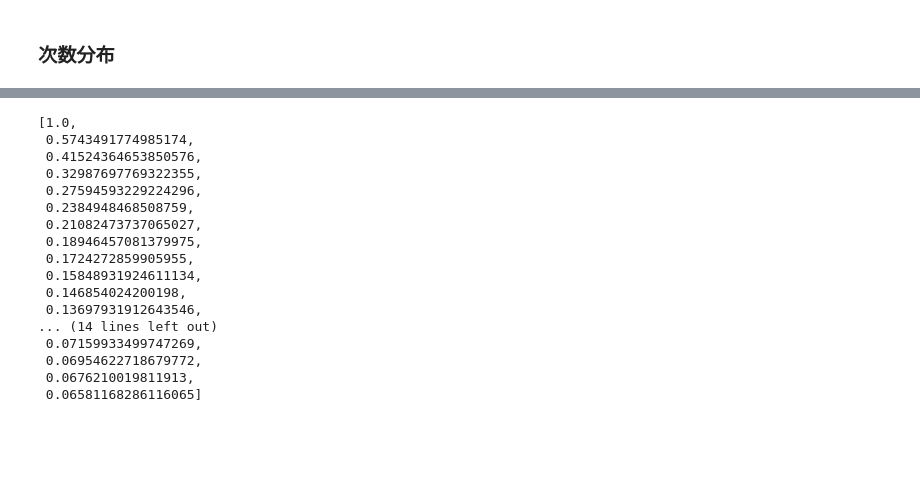
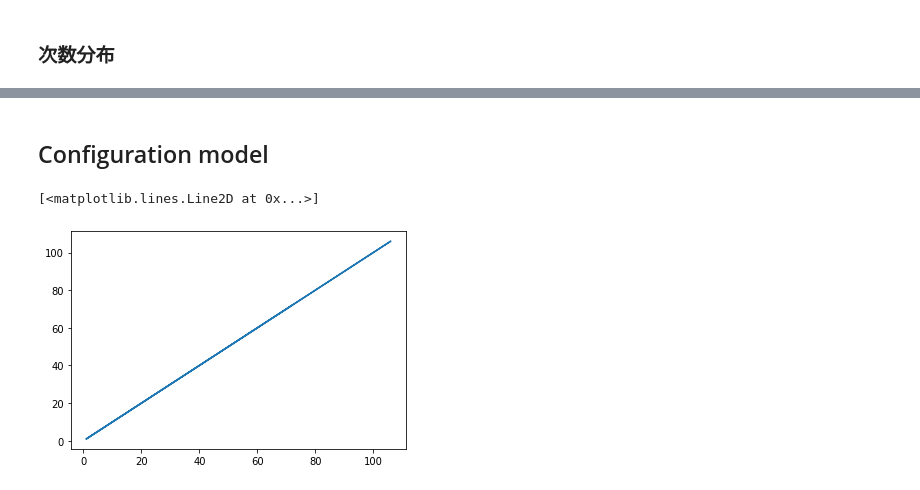
Before and after one commit to monofo/network-analysis-in-biology_python, a Jupyter notebook: network_models/scale-free_network_model.ipynb, the cells around one changed output, grey strips where cells are left out. Cells and saved outputs as stored; diff of their text form; code cells hidden in the pictures; blank space fills up the shorter version.

```diff
--- a/network_models/scale-free_network_model.ipynb
+++ b/network_models/scale-free_network_model.ipynb
@@ -63,20 +62,17 @@ w = calc_weight(30, 0.8, 1)
-# %%
-w
-# %% [output]
-[1.0,
- 0.5743491774985174,
- 0.41524364653850576,
- 0.32987697769322355,
- 0.27594593229224296,
- 0.2384948468508759,
- 0.21082473737065027,
- 0.18946457081379975,
- 0.1724272859905955,
- 0.15848931924611134,
- 0.146854024200198,
- 0.13697931912643546,
-... (14 lines left out)
- 0.07159933499747269,
- 0.06954622718679772,
- 0.0676210019811913,
- 0.06581168286116065]
+# %% [markdown]
+## Configuration model
+# %%
+d = pd.read_csv("../data/ecoli_ppi_Hu_etal_2009.txt", header=None,names=["source", "target"], sep="\t| ", engine='python')
+g = nx.from_pandas_edgelist(d)
+Gcc = sorted(nx.connected_components(g), key=len, reverse=True)
+G = g.subgraph(Gcc[0])
+
+deg = [d for n, d in G.degree()]
+# %%
+g_rand=nx.configuration_model(deg)
+deg_rand = [d for n, d in g_rand.degree()]
+# %%
+plt.plot(deg_rand, deg)
+# %% [output]
+[<matplotlib.lines.Line2D at 0x...>]
+[figure, added]
```
Also changed, not shown: parts of 9 cells of this notebook.
